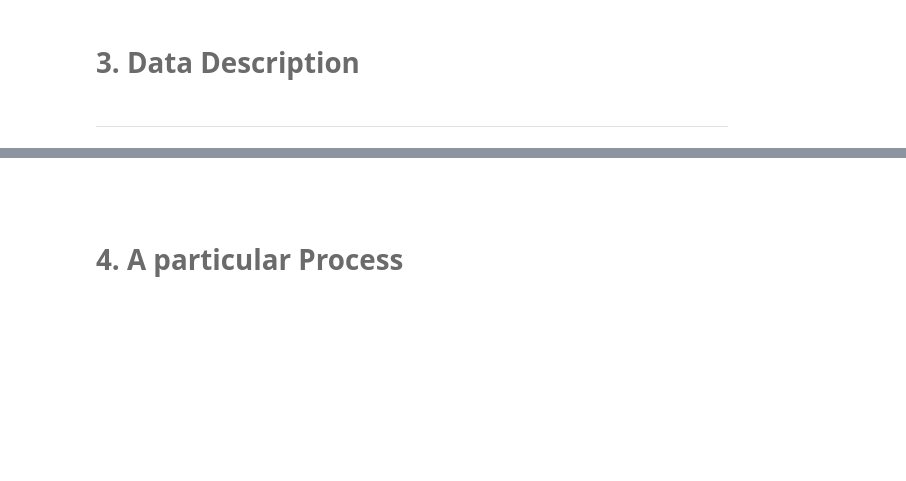
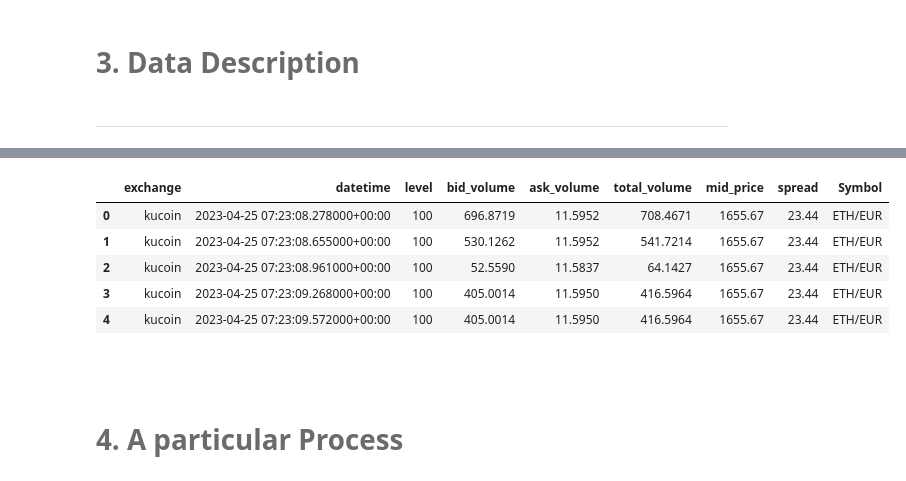
Before and after one commit to AndresGonzalezLuna/Lab4_AndresGL_AndresR, a Jupyter notebook: notebook.ipynb, the cells around one changed output, grey strips where cells are left out. Saved outputs shown, nothing was run; the diff lists cells and outputs as text; code cells hidden in the pictures; blank space fills up the shorter version.

```diff
--- a/notebook.ipynb
+++ b/notebook.ipynb
@@ -108,0 +89,10 @@ import sys
+# %%
+df2 = pd.read_json('files\orderbooks_23abr2023_ETHEUR.json')
+df2.head()
+# %% [output]
+|  | exchange | datetime | level | bid_volume | ask_volume | total_volume | mid_price | spread | Symbol |
+| 0 | kucoin | 2023-04-25 07:23:08.278000+00:00 | 100 | 696.8719 | 11.5952 | 708.4671 | 1655.67 | 23.44 | ETH/EUR |
+| 1 | kucoin | 2023-04-25 07:23:08.655000+00:00 | 100 | 530.1262 | 11.5952 | 541.7214 | 1655.67 | 23.44 | ETH/EUR |
+| 2 | kucoin | 2023-04-25 07:23:08.961000+00:00 | 100 | 52.5590 | 11.5837 | 64.1427 | 1655.67 | 23.44 | ETH/EUR |
+| 3 | kucoin | 2023-04-25 07:23:09.268000+00:00 | 100 | 405.0014 | 11.5950 | 416.5964 | 1655.67 | 23.44 | ETH/EUR |
+| 4 | kucoin | 2023-04-25 07:23:09.572000+00:00 | 100 | 405.0014 | 11.5950 | 416.5964 | 1655.67 | 23.44 | ETH/EUR |
```
Also changed, not shown: parts of 40 cells of this notebook, 6 other files.
